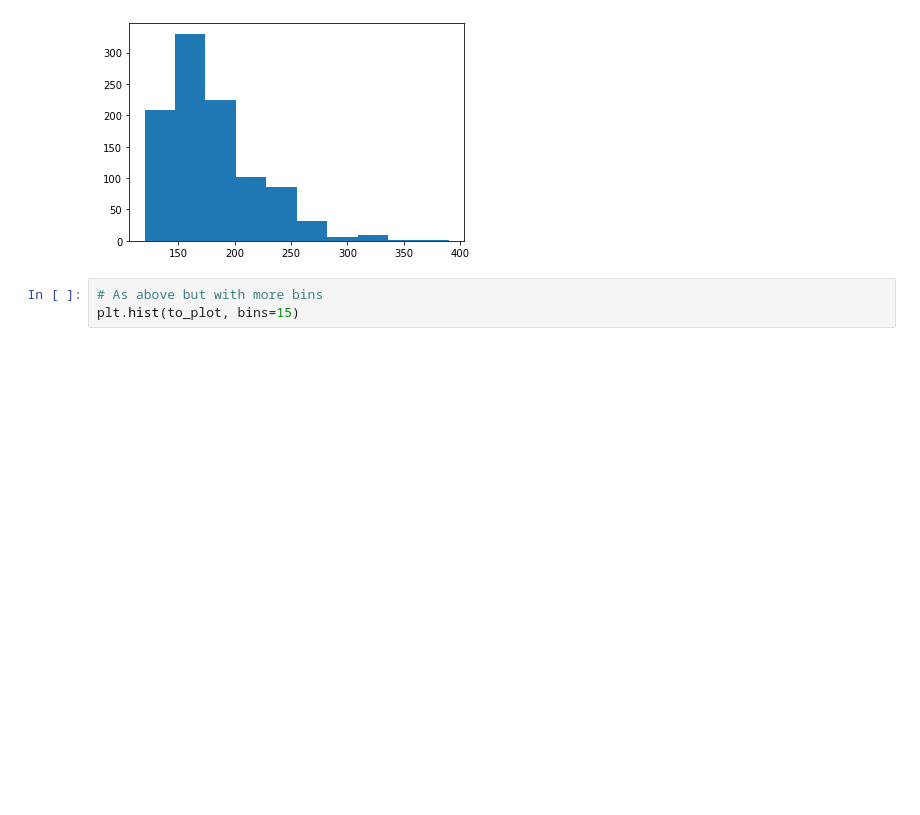
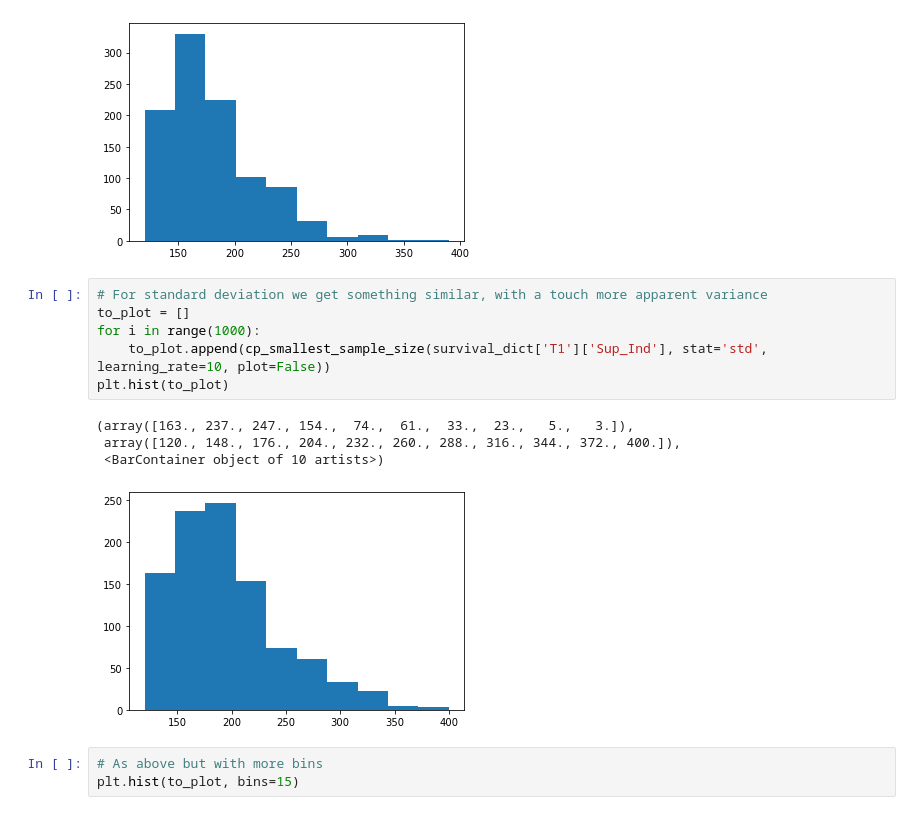
Before and after one commit to Slid61/plant-restoration-size, a Jupyter notebook: get_stat_params.ipynb, the cells around one changed output. Saved outputs shown, nothing was run; the diff lists cells and outputs as text; blank space fills up the shorter version.

```diff
--- a/get_stat_params.ipynb
+++ b/get_stat_params.ipynb
@@ -234,6 +220,17 @@ plt.hist(to_plot)
  array([120., 147., 174., 201., 228., 255., 282., 309., 336., 363., 390.]),
  <BarContainer object of 10 artists>)
 [figure]
+# %%
+# For standard deviation we get something similar, with a touch more apparent variance
+to_plot = []
+for i in range(1000):
+    to_plot.append(cp_smallest_sample_size(survival_dict['T1']['Sup_Ind'], stat='std', learning_rate=10, plot=False))
+plt.hist(to_plot)
+# %% [output]
+(array([163., 237., 247., 154.,  74.,  61.,  33.,  23.,   5.,   3.]),
+ array([120., 148., 176., 204., 232., 260., 288., 316., 344., 372., 400.]),
+ <BarContainer object of 10 artists>)
+[figure, added]
 # %%
 # As above but with more bins
 plt.hist(to_plot, bins=15)
```
Also changed, not shown: parts of 55 cells of this notebook.
